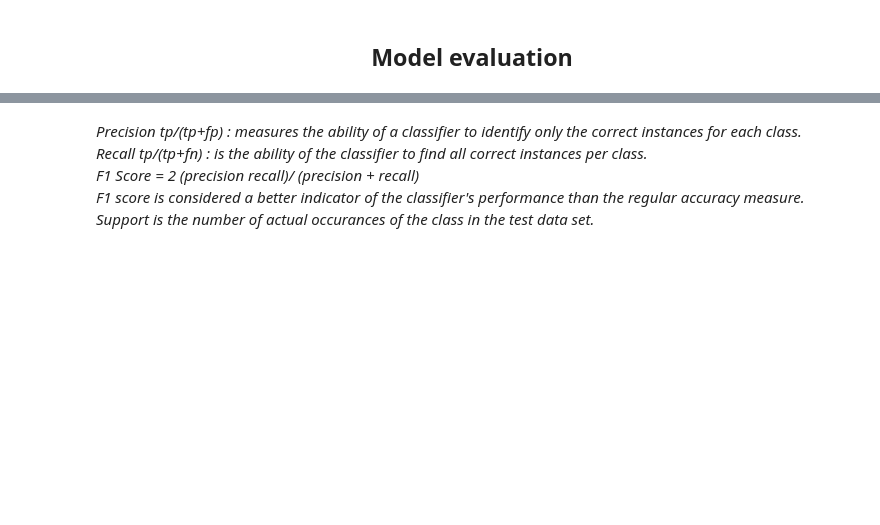
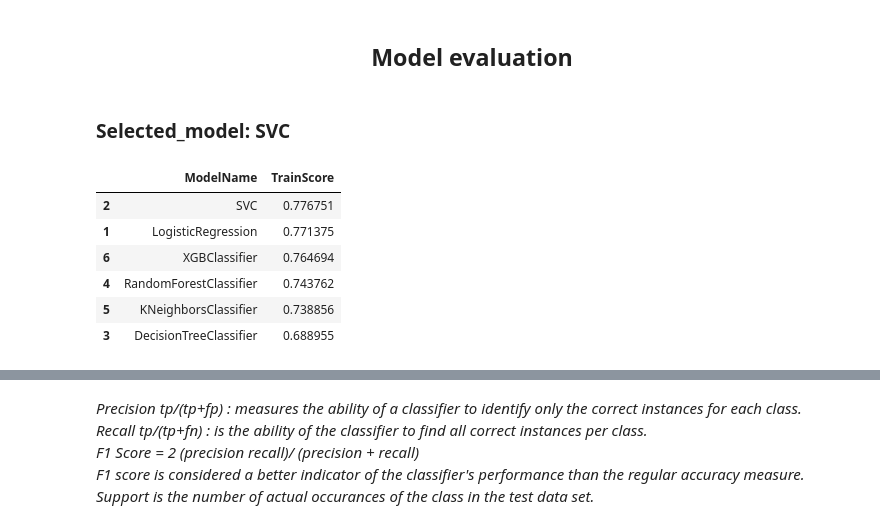
Before and after one commit to ajithcl/HR_Analytics, a Jupyter notebook: HR_Analytics.ipynb, the cells around one changed output, grey strips where cells are left out. Drawn from its saved outputs; the diff is of its cells as text; code cells hidden in the pictures; blank space fills up the shorter version.

```diff
--- a/HR_Analytics.ipynb
+++ b/HR_Analytics.ipynb
@@ -780,3 +763,33 @@ get_score_data(x,y)
+# %%
+df_model_results=pd.DataFrame(columns=["ModelName","TrainScore"])
+
+def store_model_results(modl_name,train_score):
+    global df_model_results
+    row_loc=df_model_results.shape[0]+1
+    df_model_results.loc[row_loc,["ModelName","TrainScore"]]=[modl_name,train_score]
+# %%
+df_model_results=df_model_results.iloc[0:0]
+for model in  tqdm([LogisticRegression(),
+               SVC(),
+               DecisionTreeClassifier(),
+               RandomForestClassifier(),
+               KNeighborsClassifier(),
+               XGBClassifier()]):
+    store_model_results(model.__class__.__name__,
+                       cross_val_score(model,x,y,cv=3).mean())
+df_model_results.sort_values("TrainScore",ascending=False,inplace=True)
+selected_model=df_model_results.head(1)["ModelName"].values[0]
+display(HTML('<h3>Selected_model: '+ selected_model + '</h3>'))
+df_model_results
+# %% [output]
+Selected_model: SVC
+|  | ModelName | TrainScore |
+| 2 | SVC | 0.776751 |
+| 1 | LogisticRegression | 0.771375 |
+| 6 | XGBClassifier | 0.764694 |
+| 4 | RandomForestClassifier | 0.743762 |
+| 5 | KNeighborsClassifier | 0.738856 |
+| 3 | DecisionTreeClassifier | 0.688955 |
 # %%
 print ("Train Test file splitting..")
 x_train,x_test,y_train,y_test=train_test_split(x,y,random_state=1)
```
Also changed, not shown: parts of 13 cells of this notebook.
